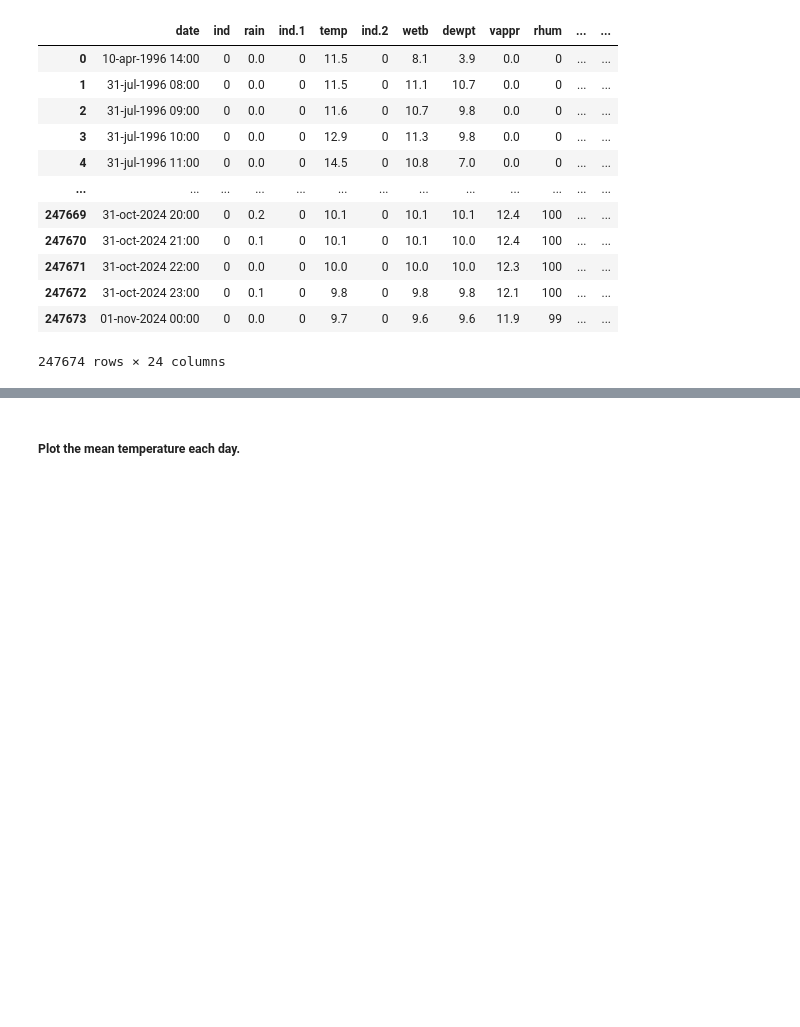
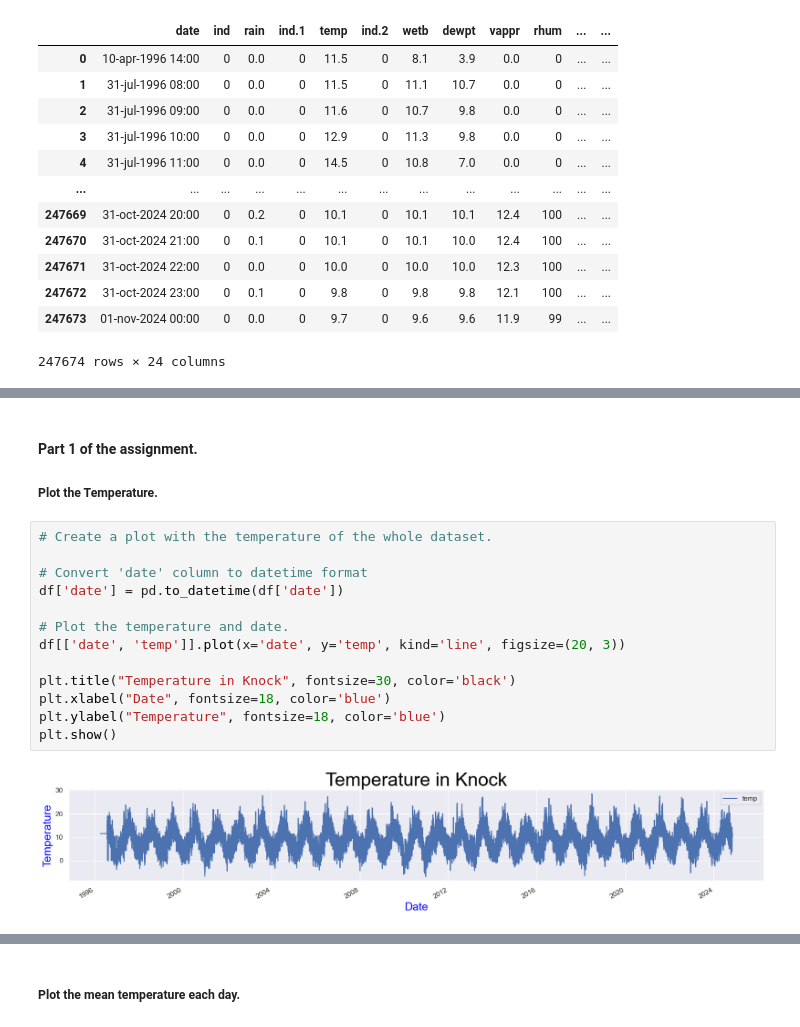
Before and after one commit to Jennyicano/PFDA, a Jupyter notebook: assignments/assignment_6_Weather.ipynb, the cells around one changed output, grey strips where cells are left out. Saved outputs shown, nothing was run; the diff lists cells and outputs as text; blank space fills up the shorter version.

Commit message:
updating the plots

```diff
--- a/assignments/assignment_6_Weather.ipynb
+++ b/assignments/assignment_6_Weather.ipynb
@@ -125,3 +141,22 @@ df
+# %% [markdown]
+#### Part 1 of the assignment.
+
+##### Plot the Temperature.
+# %%
+# Create a plot with the temperature of the whole dataset.
+
+# Convert 'date' column to datetime format
+df['date'] = pd.to_datetime(df['date'])
+
+# Plot the temperature and date.
+df[['date', 'temp']].plot(x='date', y='temp', kind='line', figsize=(20, 3))
+
+plt.title("Temperature in Knock", fontsize=30, color='black')
+plt.xlabel("Date", fontsize=18, color='blue')
+plt.ylabel("Temperature", fontsize=18, color='blue')
+plt.show()
+# %% [output]
+[figure, added]
 # %%
 # get the mean temperature for each day
 df.groupby('date')['temp'].mean()
```
Also changed, not shown: parts of 11 cells of this notebook.
